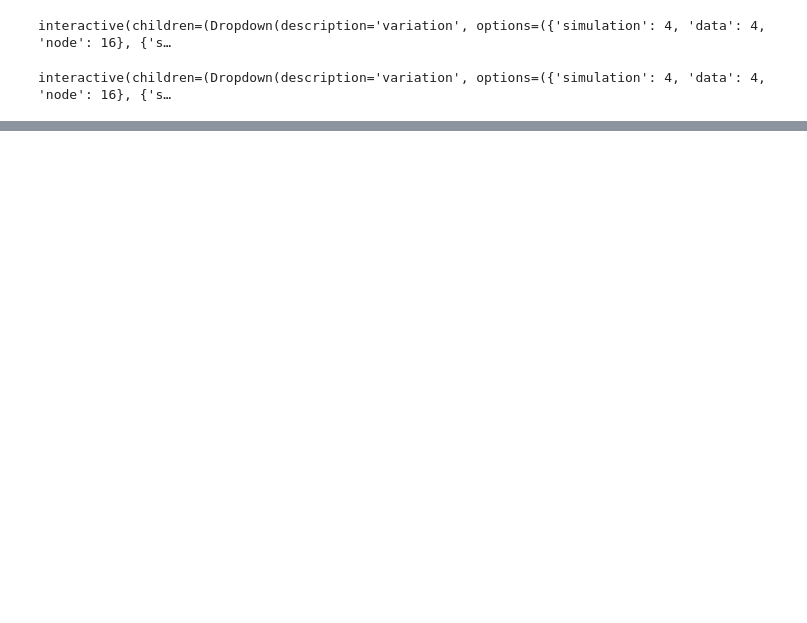
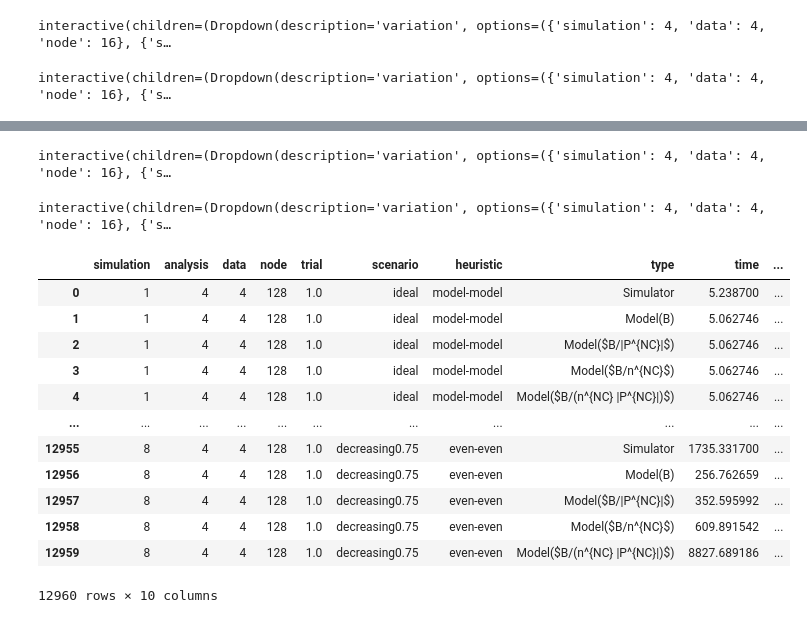
Before and after one commit to Analytics4MD/insitu-ensemble-simulator, a Jupyter notebook: analysis/plot.ipynb, the cells around one changed output, grey strips where cells are left out. Cells and saved outputs as stored; diff of their text form; code cells hidden in the pictures; blank space fills up the shorter version.

```diff
--- a/analysis/plot.ipynb
+++ b/analysis/plot.ipynb
@@ -169,0 +302,69 @@ plt.savefig('simulation.pdf', bbox_inches='tight', dpi=12000)
+# %%
+palette = sns.color_palette('twilight_shifted', 4)
+@interact(variation=variations, scenario=scenarios)
+def plot(variation,scenario):
+    condition = pd.Series(np.full(new_df.shape[0], True, dtype=bool))
+    for key,value in variation.items():
+        condition &= (new_df[key]==value)
+    # condition &= (data_df['heuristic'] == 'model_model')
+    sub_df = new_df[condition]
+    sub_df = sub_df[sub_df['scenario'] == scenario]
+    # print(sub_df)
+    variable = list(set(parameters) - set(variation.keys()))[0]
+    fig, axes = plt.subplots(nrows=1, ncols=2, figsize=(11,4), constrained_layout=True)
+    ax1 = sns.lineplot(x=variable, y='time', hue='heuristic', style='heuristic', data=sub_df, markers=True, ax=axes[0], dashes=False)
+    ax1.set_xscale("log", base=2)
+    ax1.get_xaxis().set_major_formatter(tck.FuncFormatter(lambda x, _: '%.0f'%x))
+    ax1.legend_.set_title("")
+    ax2 = sns.lineplot(x=variable, y='model-normalization', hue='heuristic', style='heuristic', data=sub_df, markers=True, ax=axes[1], dashes=False)
+    ax2.set_xscale("log", base=2)
+    ax2.get_xaxis().set_major_formatter(tck.FuncFormatter(lambda x, _: '%.0f'%x))
+    ax2.legend_.set_title("")
+    # ax2.set_ylim([0.8,1.2])
+# %% [output]
+interactive(children=(Dropdown(description='variation', options=({'simulation': 4, 'data': 4, 'node': 16}, {'s…
+# %%
+# palette = sns.color_palette('twilight_shifted', 4)
+@interact(variation=variations, scenario=scenarios)
+def plot(variation,scenario):
+    condition = pd.Series(np.full(new_df.shape[0], True, dtype=bool))
+    for key,value in variation.items():
+        condition &= (new_df[key]==value)
+    # condition &= (data_df['heuristic'] == 'model_model')
+    sub_df = new_df[condition]
+    sub_df = sub_df[sub_df['scenario'] == scenario]
+    # print(sub_df)
+    variable = list(set(parameters) - set(variation.keys()))[0]
+    # fig, axes = plt.subplots(nrows=1, ncols=2, figsize=(11,4), constrained_layout=True)
+    ax = sns.lineplot(x=variable, y='model-normalization', hue='heuristic', style='heuristic', data=sub_df, markers=True, dashes=False)
+    ax.set_xscale("log", base=2)
+    ax.get_xaxis().set_major_formatter(tck.FuncFormatter(lambda x, _: '%.0f'%x))
+    ax.legend_.set_title("")
+    ax.set_xlabel(xlabel_rename_dict[ax.get_xlabel()])
+    ax.set_ylabel(ylabel_rename_dict[ax.get_ylabel()])
+    plt.savefig(scenario + '.pdf', bbox_inches='tight', dpi=12000)
+    # ax2.set_ylim([0.8,1.2])
+# %% [output]
+interactive(children=(Dropdown(description='variation', options=({'simulation': 4, 'data': 4, 'node': 16}, {'s…
+# %%
+bw_csv = "./data_bw.csv"
+bw_df = pd.read_csv(bw_csv, comment='#')
+type_rename_dict = {'Model(B1)':'Model($B/|P^{NC}|$)',
+                    'Model(B2)':'Model($B/n^{NC}$)',
+                    'Model(B3)':'Model($B/(n^{NC} |P^{NC}|)$)'}
+bw_df['type'].replace(type_rename_dict, inplace=True)
+bw_df
+# %% [output]
+|  | simulation | analysis | data | node | trial | scenario | heuristic | type | time | ... |
+| 0 | 1 | 4 | 4 | 128 | 1.0 | ideal | model-model | Simulator | 5.238700 | ... |
+| 1 | 1 | 4 | 4 | 128 | 1.0 | ideal | model-model | Model(B) | 5.062746 | ... |
+| 2 | 1 | 4 | 4 | 128 | 1.0 | ideal | model-model | Model($B/|P^{NC}|$) | 5.062746 | ... |
+| 3 | 1 | 4 | 4 | 128 | 1.0 | ideal | model-model | Model($B/n^{NC}$) | 5.062746 | ... |
+| 4 | 1 | 4 | 4 | 128 | 1.0 | ideal | model-model | Model($B/(n^{NC} |P^{NC}|)$) | 5.062746 | ... |
+| ... | ... | ... | ... | ... | ... | ... | ... | ... | ... | ... |
+| 12955 | 8 | 4 | 4 | 128 | 1.0 | decreasing0.75 | even-even | Simulator | 1735.331700 | ... |
+| 12956 | 8 | 4 | 4 | 128 | 1.0 | decreasing0.75 | even-even | Model(B) | 256.762659 | ... |
+| 12957 | 8 | 4 | 4 | 128 | 1.0 | decreasing0.75 | even-even | Model($B/|P^{NC}|$) | 352.595992 | ... |
+| 12958 | 8 | 4 | 4 | 128 | 1.0 | decreasing0.75 | even-even | Model($B/n^{NC}$) | 609.891542 | ... |
+| 12959 | 8 | 4 | 4 | 128 | 1.0 | decreasing0.75 | even-even | Model($B/(n^{NC} |P^{NC}|)$) | 8827.689186 | ... |
+12960 rows × 10 columns
```
Also changed, not shown: parts of 17 cells of this notebook.
